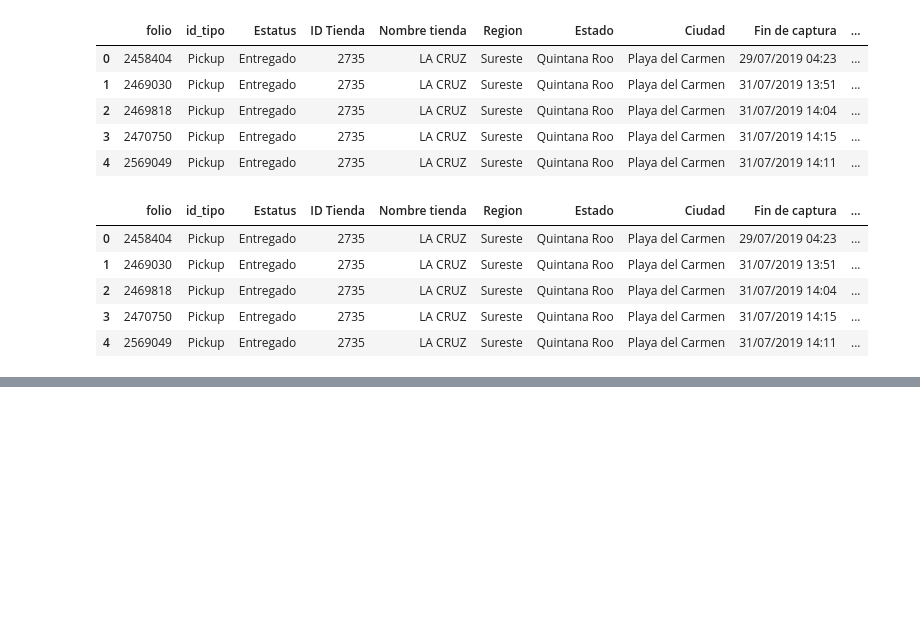
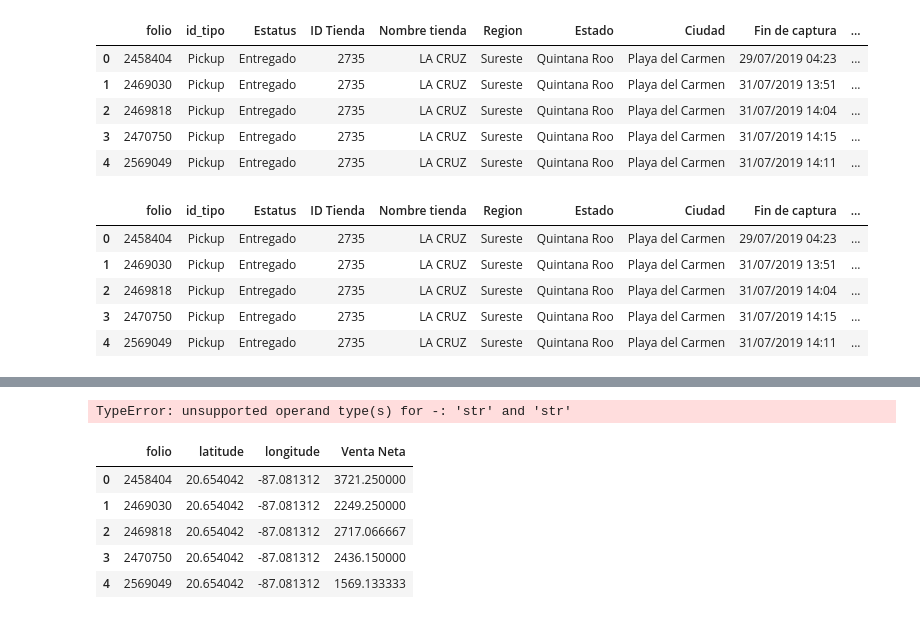
Before and after one commit to MarcoASB/Project2, a Jupyter notebook: DataCleaning.ipynb, the cells around one changed output, grey strips where cells are left out. Saved outputs shown, nothing was run; the diff lists cells and outputs as text; code cells hidden in the pictures; blank space fills up the shorter version.

```diff
--- a/DataCleaning.ipynb
+++ b/DataCleaning.ipynb
@@ -164,0 +246,14 @@ OrdersF.to_json(r'OrdersF.json',orient='split')
+# %%
+OrdersF['Dif fechas'] = OrdersF['Fecha de entrega'] - OrdersF['Fecha Captura']
+# %% [output]
+TypeError: unsupported operand type(s) for -: 'str' and 'str'
+# %%
+HMap = OrdersF.loc[:, ['folio', 'latitude', 'longitude', 'Venta Neta']]
+HMap.head()
+# %% [output]
+|  | folio | latitude | longitude | Venta Neta |
+| 0 | 2458404 | 20.654042 | -87.081312 | 3721.250000 |
+| 1 | 2469030 | 20.654042 | -87.081312 | 2249.250000 |
+| 2 | 2469818 | 20.654042 | -87.081312 | 2717.066667 |
+| 3 | 2470750 | 20.654042 | -87.081312 | 2436.150000 |
+| 4 | 2569049 | 20.654042 | -87.081312 | 1569.133333 |
```
Also changed, not shown: parts of 10 cells of this notebook, 3 other files.
